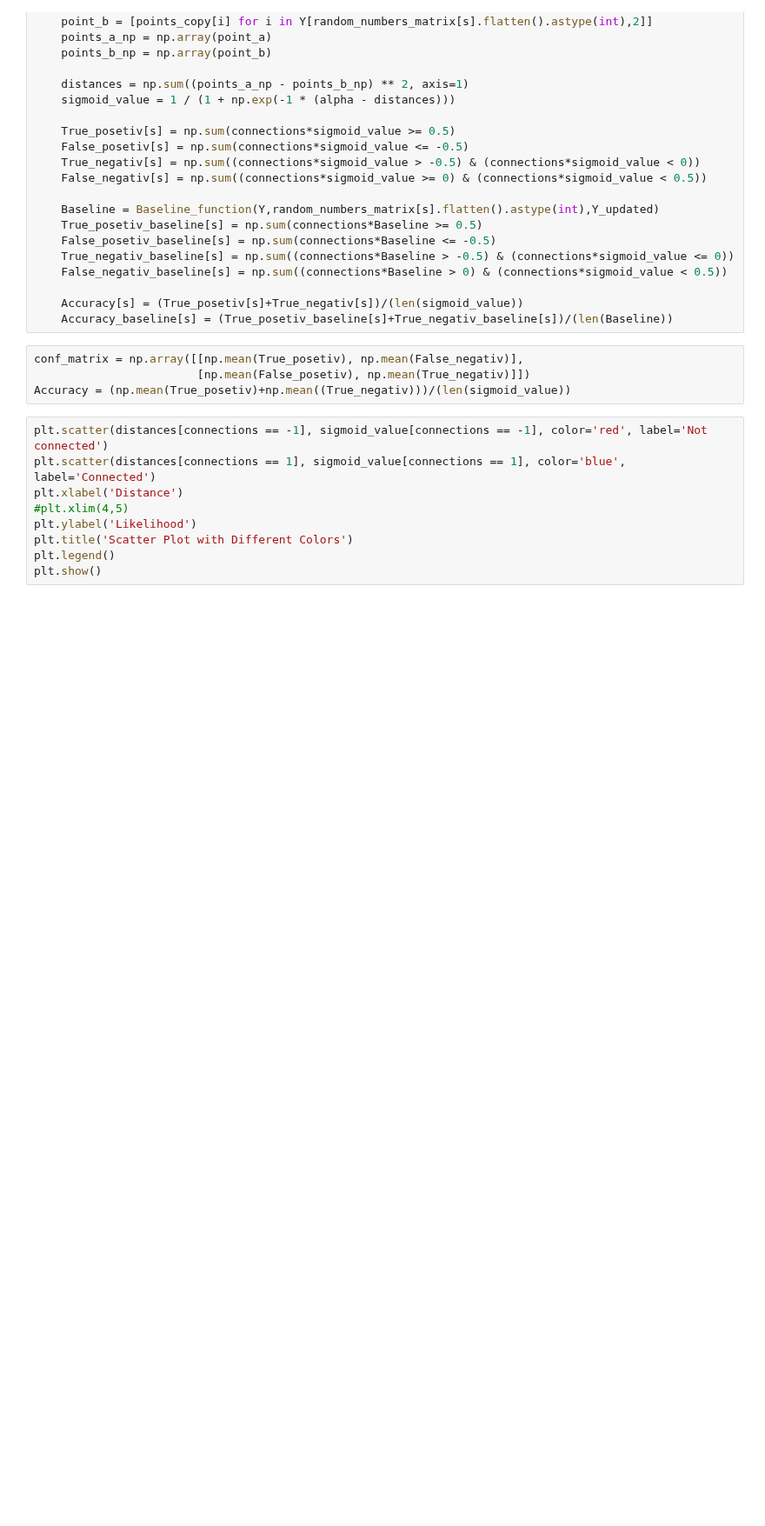
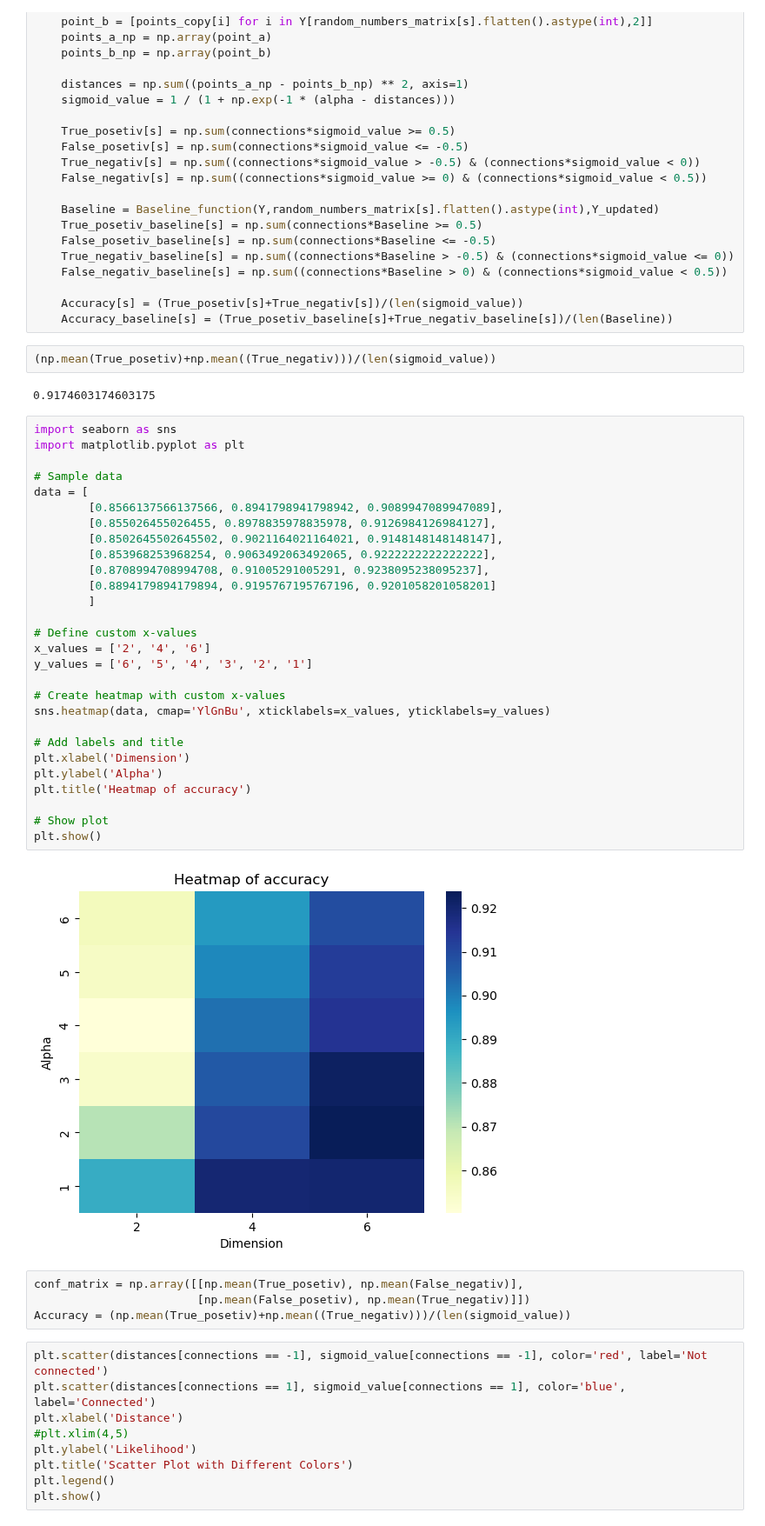
Before and after one commit to SigneDjernis/Latent_Distance_Models, a Jupyter notebook: Dolphins dataset/Dolphins_test.ipynb, the cells around one changed output. Shown at 87% size. Cells and saved outputs as stored; diff of their text form; blank space fills up the shorter version.

```diff
--- a/Dolphins dataset/Dolphins_test.ipynb
+++ b/Dolphins dataset/Dolphins_test.ipynb
@@ -71,6 +84,40 @@ for s in range(len(random_numbers_matrix)):
 
     Accuracy[s] = (True_posetiv[s]+True_negativ[s])/(len(sigmoid_value))
     Accuracy_baseline[s] = (True_posetiv_baseline[s]+True_negativ_baseline[s])/(len(Baseline))
+# %%
+(np.mean(True_posetiv)+np.mean((True_negativ)))/(len(sigmoid_value))
+# %% [output]
+0.9174603174603175
+# %%
+import seaborn as sns
+import matplotlib.pyplot as plt
+
+# Sample data
+data = [
+        [0.8566137566137566, 0.8941798941798942, 0.9089947089947089],
+        [0.855026455026455, 0.8978835978835978, 0.9126984126984127],
+        [0.8502645502645502, 0.9021164021164021, 0.9148148148148147],
+        [0.853968253968254, 0.9063492063492065, 0.9222222222222222],
+        [0.8708994708994708, 0.91005291005291, 0.9238095238095237],
+        [0.8894179894179894, 0.9195767195767196, 0.9201058201058201]
+        ]
+
+# Define custom x-values
+x_values = ['2', '4', '6']
+y_values = ['6', '5', '4', '3', '2', '1']
+
+# Create heatmap with custom x-values
+sns.heatmap(data, cmap='YlGnBu', xticklabels=x_values, yticklabels=y_values)
+
+# Add labels and title
+plt.xlabel('Dimension')
+plt.ylabel('Alpha')
+plt.title('Heatmap of accuracy')
+
+# Show plot
+plt.show()
+# %% [output]
+[figure, added]
 # %%
 conf_matrix = np.array([[np.mean(True_posetiv), np.mean(False_negativ)],
                         [np.mean(False_posetiv), np.mean(True_negativ)]])
```
Also changed, not shown: parts of 7 cells of this notebook, 2 other files.
